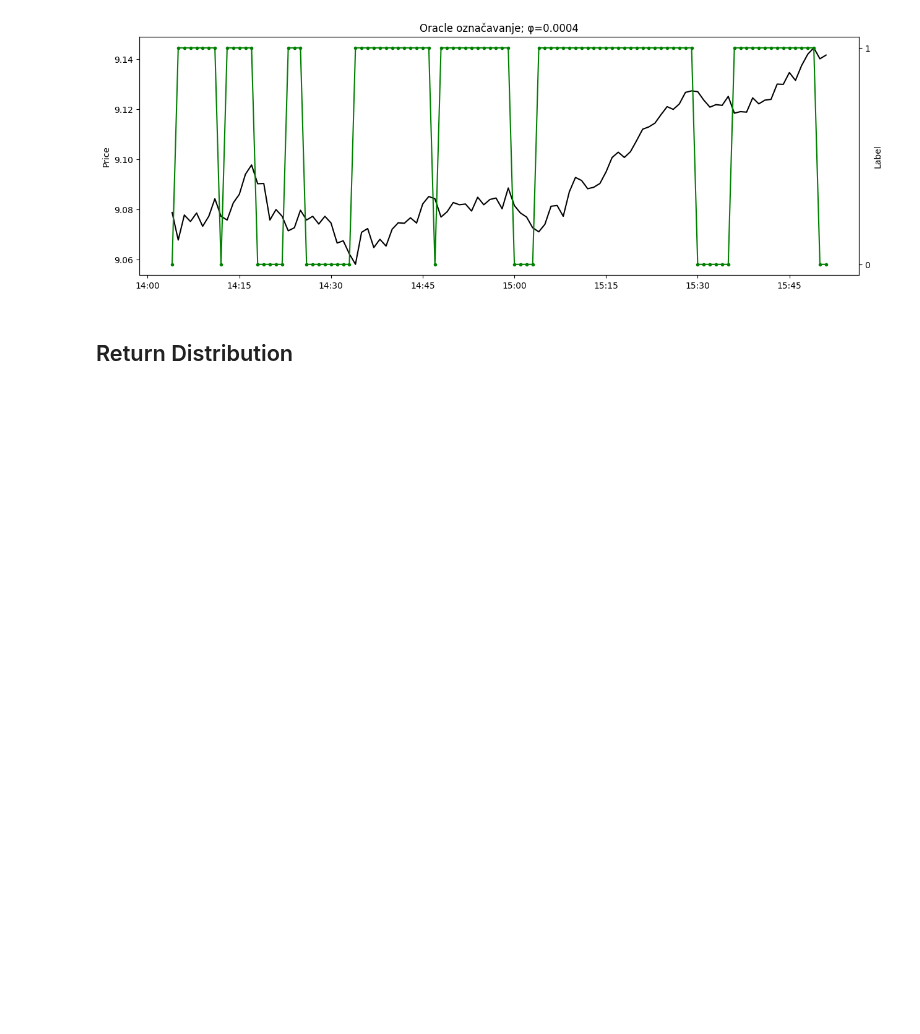
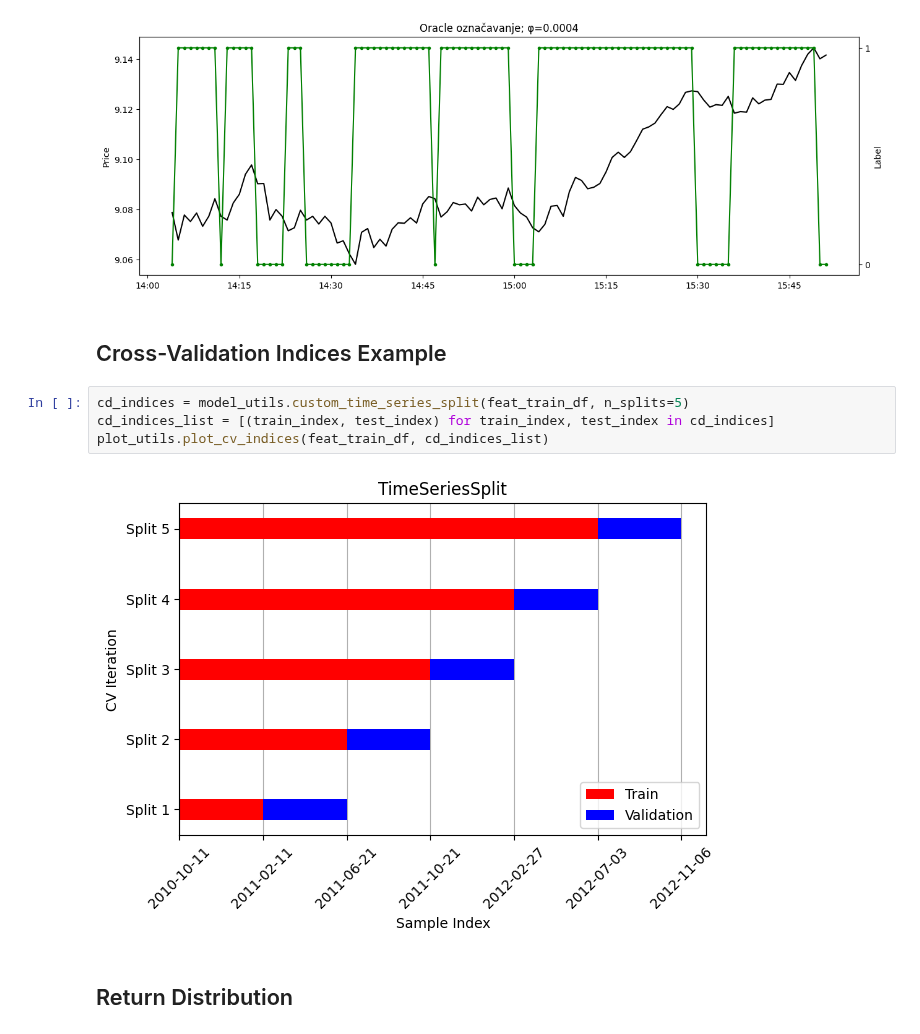
Before and after one commit to MDzaja/MasterThesis, a Jupyter notebook: notebook.ipynb, the cells around one changed output. Drawn from its saved outputs; the diff is of its cells as text; blank space fills up the shorter version.

```diff
--- a/notebook.ipynb
+++ b/notebook.ipynb
@@ -130,6 +129,14 @@ label_utils.plot_labels(f'Oracle označavanje; {phi_symbol}=0.0004', prices, lab
 [figure]
 [figure]
 [figure]
+# %% [markdown]
+## Cross-Validation Indices Example
+# %%
+cd_indices = model_utils.custom_time_series_split(feat_train_df, n_splits=5)
+cd_indices_list = [(train_index, test_index) for train_index, test_index in cd_indices]
+plot_utils.plot_cv_indices(feat_train_df, cd_indices_list)
+# %% [output]
+[figure, added]
 # %% [markdown]
 ## Return Distribution
 # %%
```
Also changed, not shown: parts of 4 cells of this notebook, 1 other file.
